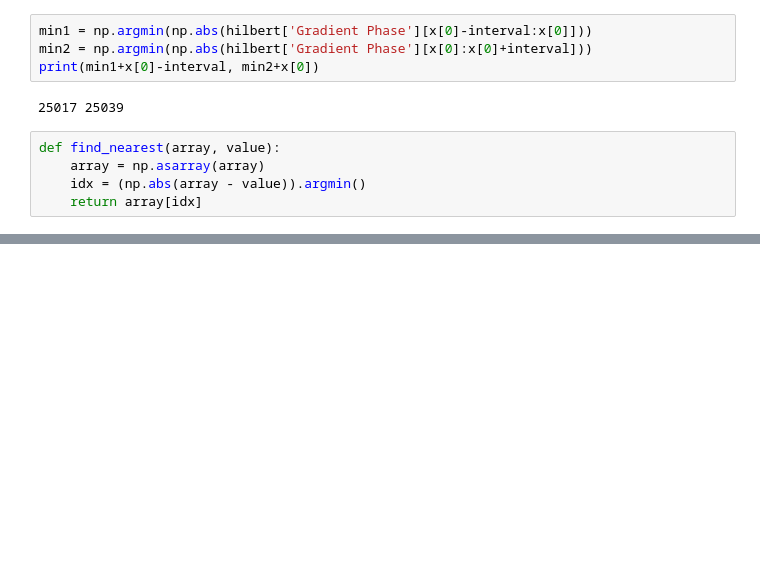
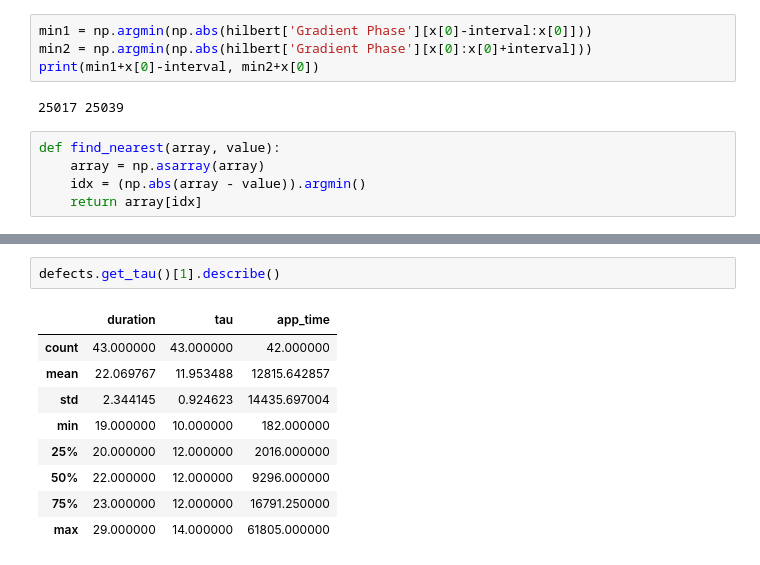
Before and after one commit to consuelorojas/Tesis, a Jupyter notebook: Notebooks/test_caract.ipynb, the cells around one changed output, grey strips where cells are left out. Drawn from its saved outputs; the diff is of its cells as text; blank space fills up the shorter version.

```diff
--- a/Notebooks/test_caract.ipynb
+++ b/Notebooks/test_caract.ipynb
@@ -220,0 +269,12 @@ indices
+# %%
+defects.get_tau()[1].describe()
+# %% [output]
+|  | duration | tau | app_time |
+| count | 43.000000 | 43.000000 | 42.000000 |
+| mean | 22.069767 | 11.953488 | 12815.642857 |
+| std | 2.344145 | 0.924623 | 14435.697004 |
+| min | 19.000000 | 10.000000 | 182.000000 |
+| 25% | 20.000000 | 12.000000 | 2016.000000 |
+| 50% | 22.000000 | 12.000000 | 9296.000000 |
+| 75% | 23.000000 | 12.000000 | 16791.250000 |
+| max | 29.000000 | 14.000000 | 61805.000000 |
```
Also changed, not shown: parts of 9 cells of this notebook, 3 other files.
